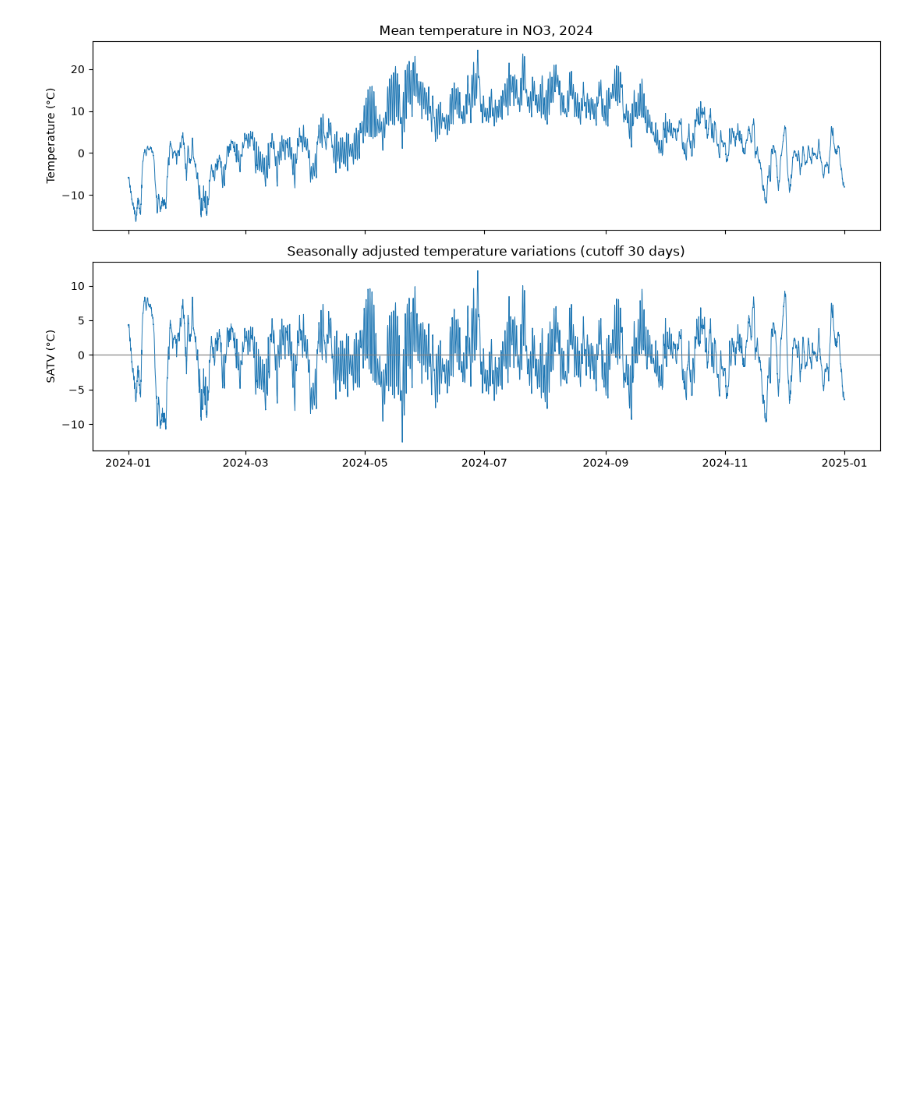
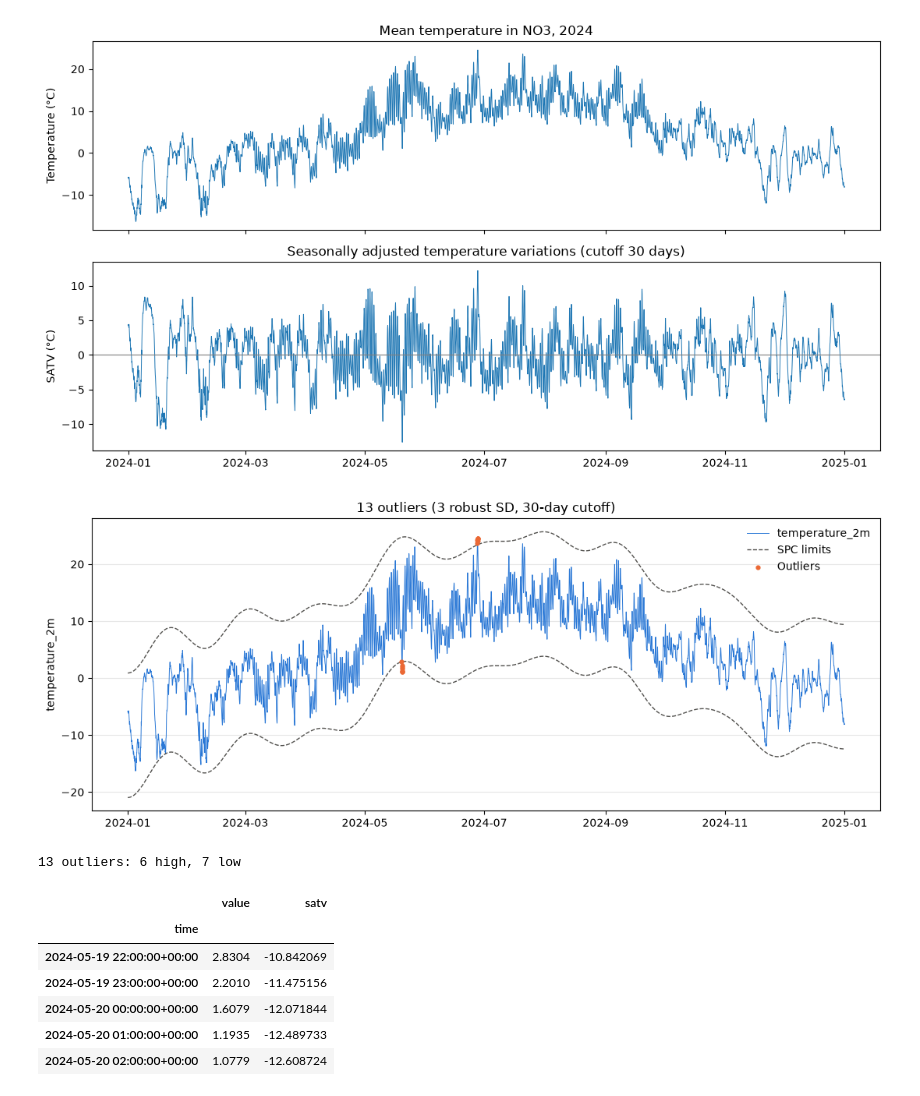
Before and after one commit to MagnusFrantsen/IND320-MagnusFrantsen, a Jupyter notebook: Notebooks/Assignment 3.ipynb, the cells around one changed output. Cells and saved outputs as stored; diff of their text form; code cells hidden in the pictures; blank space fills up the shorter version.

Commit message:
Added global area selector, weather loading and outlier analysis to app. Added needed libraries to the requirements.txt file and created the locations.csv file

```diff
--- a/Notebooks/Assignment 3.ipynb
+++ b/Notebooks/Assignment 3.ipynb
@@ -366,0 +410,19 @@ plt.show()
+# %%
+# Computing the SPC outliers for the mean temperature in NO3 using the spc_outliers function, and displaying the resulting plot.
+fig, summary = spc_outliers(no3_mean["temperature_2m"])
+plt.show()
+
+# Printing a summary of the number of outliers, including the counts of high and low outliers, and displaying the first few rows
+# of the DataFrame containing the identified outliers.
+print(f"{summary['n_outliers']} outliers: {summary['n_high']} high, {summary['n_low']} low")
+summary["outliers"].head()
+# %% [output]
+[figure, added]
+13 outliers: 6 high, 7 low
+|  | value | satv |
+| time |  |  |
+| 2024-05-19 22:00:00+00:00 | 2.8304 | -10.842069 |
+| 2024-05-19 23:00:00+00:00 | 2.2010 | -11.475156 |
+| 2024-05-20 00:00:00+00:00 | 1.6079 | -12.071844 |
+| 2024-05-20 01:00:00+00:00 | 1.1935 | -12.489733 |
+| 2024-05-20 02:00:00+00:00 | 1.0779 | -12.608724 |
```
Also changed, not shown: parts of 18 cells of this notebook, 6 other files.
